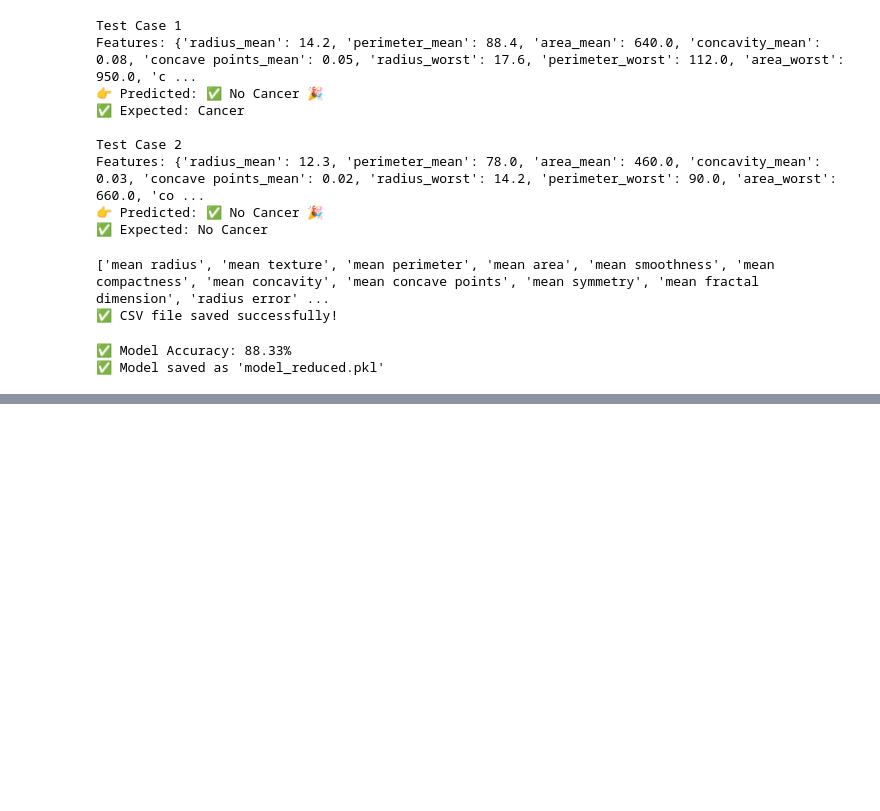
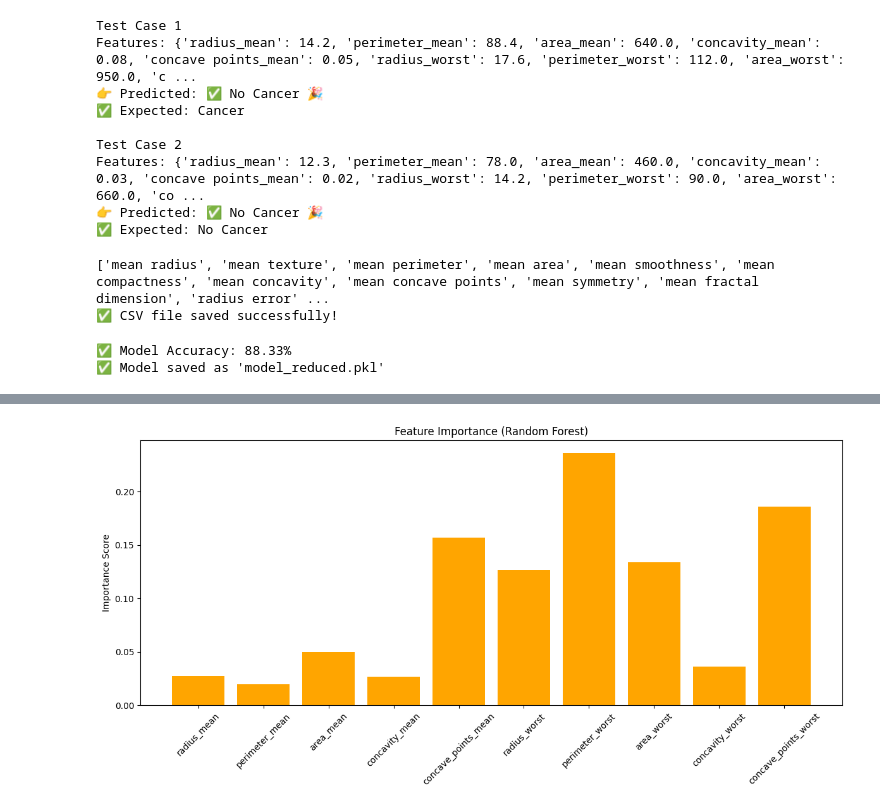
Before and after one commit to radecoder/medical-ml-repo, a Jupyter notebook: Advance Project Breast Cancer Prediction Using ML.ipynb, the cells around one changed output, grey strips where cells are left out. Cells and saved outputs as stored; diff of their text form; code cells hidden in the pictures; blank space fills up the shorter version.

```diff
--- a/Advance Project Breast Cancer Prediction Using ML.ipynb
+++ b/Advance Project Breast Cancer Prediction Using ML.ipynb
@@ -1207,0 +1279,26 @@ print("✅ Model saved as 'model_reduced.pkl'")
+# %%
+from sklearn.ensemble import RandomForestClassifier
+
+# Prepare data
+X = df.drop('diagnosis', axis=1)
+y = df['diagnosis']
+
+# Train Random Forest model
+model = RandomForestClassifier(random_state=42)
+model.fit(X, y)
+
+# Get feature importances
+importances = model.feature_importances_
+feature_names = X.columns
+
+# Plot feature importance
+plt.figure(figsize=(12, 6))
+plt.bar(feature_names, importances, color='orange')
+plt.xticks(rotation=45)
+plt.ylabel('Importance Score')
+plt.title('Feature Importance (Random Forest)')
+plt.tight_layout()
+plt.savefig("feature_importance.png")
+plt.show()
+# %% [output]
+[figure, added]
```
Also changed, not shown: parts of 4 cells of this notebook, 19 other files.
